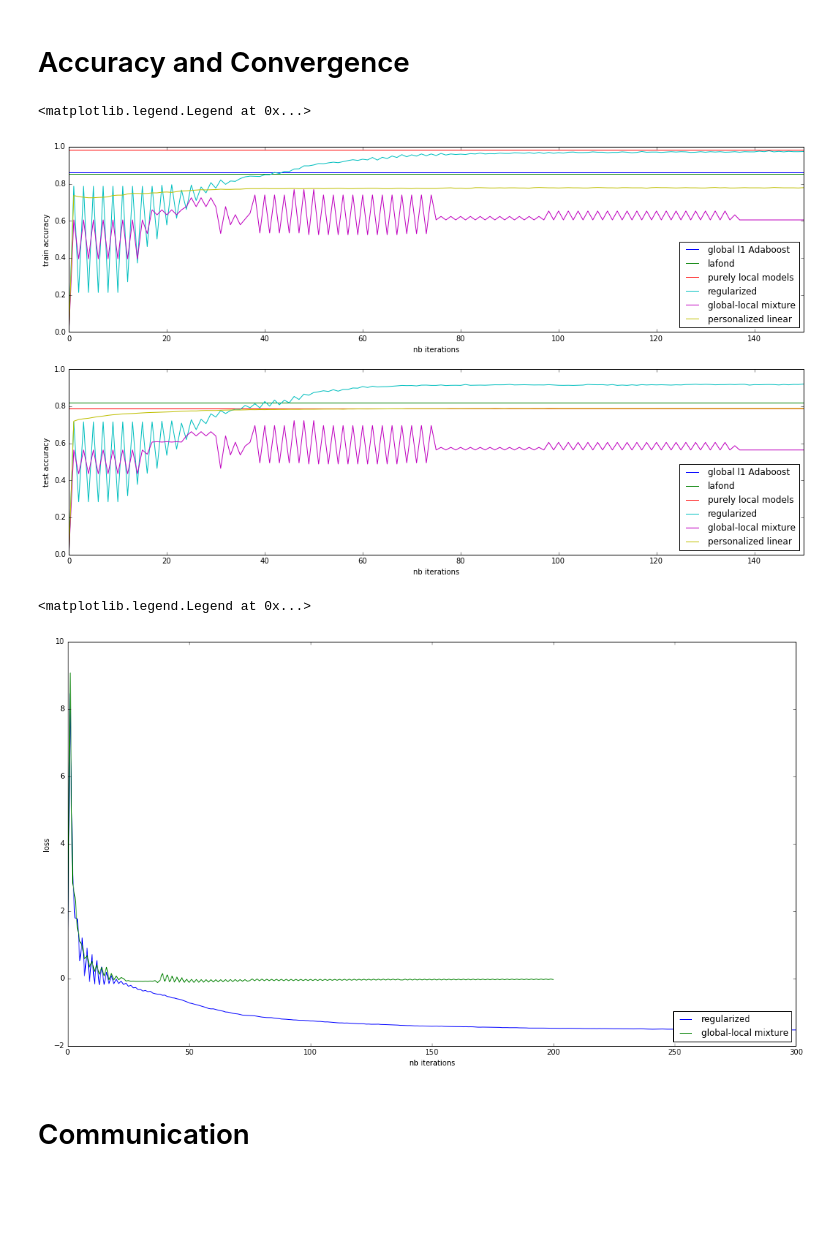
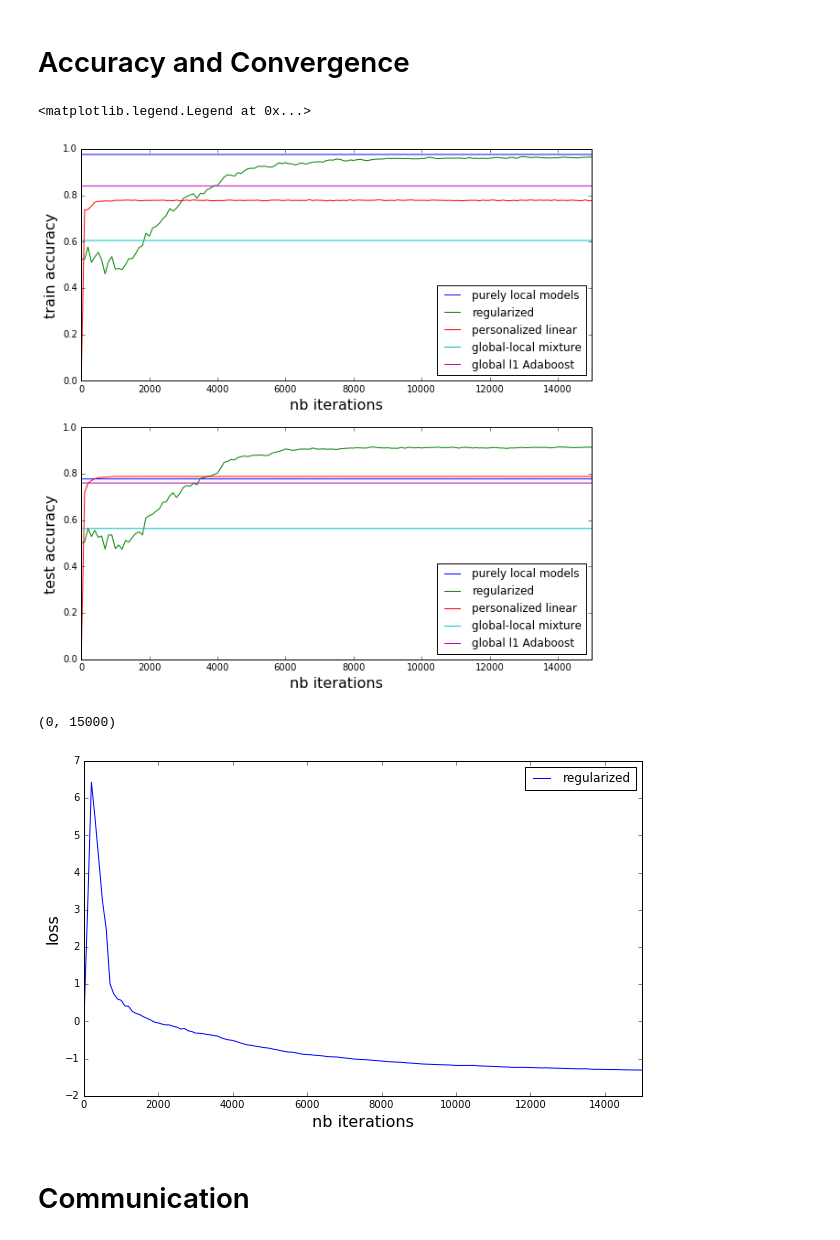
Before and after one commit to vzantedeschi/Dada, a Jupyter notebook: notebooks/Moons-100users.ipynb, the cells around one changed output. Drawn from its saved outputs; the diff is of its cells as text; code cells hidden in the pictures; blank space fills up the shorter version.

Commit message:
results

```diff
--- a/notebooks/Moons-100users.ipynb
+++ b/notebooks/Moons-100users.ipynb
@@ -50,76 +50,81 @@ results = {}
 # %%
 nodes_copy = deepcopy(nodes)
-results["regularized"] = regularized_local_FW(nodes_copy, base_clfs, beta=BETA, nb_iter=NB_ITER+100, mu=MU, callbacks=callbacks)
+results["regularized"] = regularized_local_FW(nodes_copy, base_clfs, beta=BETA, nb_iter=NB_ITER, mu=MU, callbacks=callbacks, checkevery=checkevery)
 # %%
-lafond_nodes = deepcopy(nodes)
-lafond_FW(lafond_nodes, base_clfs, beta=BETA, nb_iter=1000, callbacks={})
-results["lafond"] = central_accuracy(lafond_nodes)
-
 centralized_nodes = deepcopy(nodes)
-centralized_FW(centralized_nodes, base_clfs, beta=BETA, nb_iter=NB_ITER, callbacks={})
+centralized_FW(centralized_nodes, base_clfs, beta=BETA, nb_iter=200, callbacks={})
 results["global l1 Adaboost"] = central_accuracy(centralized_nodes)
 
 local_nodes = deepcopy(nodes)
-local_FW(local_nodes, base_clfs, beta=BETA, nb_iter=NB_ITER, callbacks={})
+local_FW(local_nodes, base_clfs, beta=BETA, nb_iter=200, callbacks={})
 results["purely local models"] = central_accuracy(local_nodes)
 
 global_nodes = deepcopy(nodes)
-results["global-local mixture"] = global_regularized_local_FW(global_nodes, base_clfs, beta=BETA, nb_iter=NB_ITER, callbacks=callbacks)
+global_regularized_local_FW(global_nodes, base_clfs, beta=BETA, nb_iter=200, callbacks={})
+results["global-local mixture"] = central_accuracy(global_nodes)
 
-results["personalized linear"], clf_colearning = colearning(N, X, Y, X_test, Y_test, D, NB_ITER, adj_matrix, similarities)
+results["personalized linear"], clf_colearning = colearning(N, X, Y, X_test, Y_test, D, NB_ITER, adj_matrix, similarities, checkevery=10)
 # %% [markdown]
 # Accuracy and Convergence
 # %%
-max_iter = 150
-plt.figure(1, figsize=(18, 10))
+max_iter = NB_ITER
+
+plt.figure(1, figsize=(10, 10))
 
 plt.subplot(211)
-plt.xlabel('nb iterations')
-plt.ylabel('train accuracy')
+plt.xlabel('nb iterations', fontsize=16)
+plt.ylabel('train accuracy', fontsize=16)
 plt.xlim(0, max_iter)
 
 for k, r_list in results.items():
     try:
-        plt.plot(range(len(r_list)), [r['accuracy'][0] for r in r_list], label='{}'.format(k))
+        if k == "regularized":
+            c = 100
+        else:
+            c = 10
+        plt.plot([i*c for i in range(len(r_list))], [r['accuracy'][0] for r in r_list], label='{}'.format(k))
     except:
         plt.plot(range(NB_ITER+1), [r_list[0]]*(NB_ITER+1), label='{}'.format(k))
 
 plt.legend(loc='lower right')
 
 plt.subplot(212)
-plt.xlabel('nb iterations')
-plt.ylabel('test accuracy')
+plt.xlabel('nb iterations', fontsize=16)
+plt.ylabel('test accuracy', fontsize=16)
 plt.xlim(0, max_iter)
 
 for k, r_list in results.items():
     try:
-        plt.plot(range(len(r_list)), [r['accuracy'][1] for r in r_list], label='{}'.format(k))
+        if k == "regularized":
+            c = 100
+        else:
+            c = 10
+        plt.plot([i*checkevery for i in range(len(r_list))], [r['accuracy'][1] for r in r_list], label='{}'.format(k))
     except:
         plt.plot(range(NB_ITER+1), [r_list[1]]*(NB_ITER+1), label='{}'.format(k))
 
 plt.legend(loc='lower right')
 # %% [output]
 <matplotlib.legend.Legend at 0x...>
-[figure, old version]
+[figure, new version]
 # %%
 # convergence
+plt.figure(1, figsize=(10, 6))
 
-max_iter = 150
-plt.figure(1, figsize=(18, 10))
-
-plt.xlabel('nb iterations')
-plt.ylabel('loss')
+plt.xlabel('nb iterations', fontsize=16)
+plt.ylabel('loss', fontsize=16)
 
 for k, r_list in results.items():
     try:
-        plt.plot(range(len(r_list)), [r['loss'] for r in r_list], label='{}'.format(k))
+        plt.plot([i*100 for i in range(len(r_list))], [r['loss'] for r in r_list], label='{}'.format(k))
     except:
         pass
 
-plt.legend(loc='lower right')
+plt.legend(loc='upper right')
+plt.xlim(0, 15000)
 # %% [output]
-<matplotlib.legend.Legend at 0x...>
+(0, 15000)
-[figure, old version]
+[figure, new version]
 # %% [markdown]
 # Communication
 # %%
```
Also changed, not shown: parts of 10 cells of this notebook, 2 other files.
